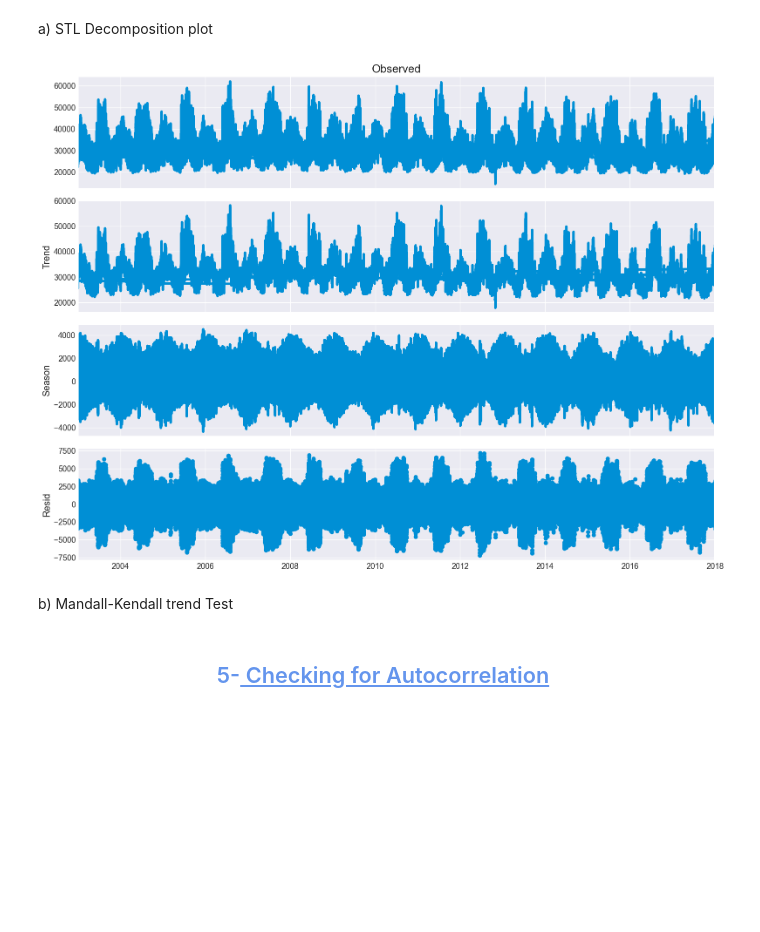
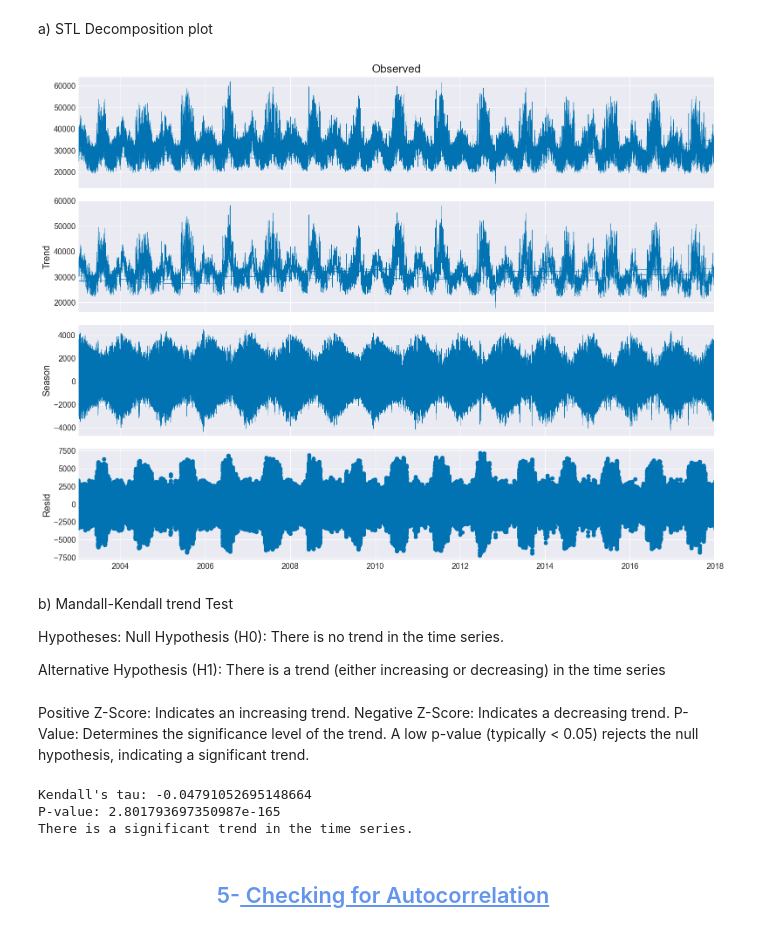
Before and after one commit to Pollybs/energy_consumption_time_series, a Jupyter notebook: energy_consumption_time_sries_forecasting.ipynb, the cells around one changed output. Drawn from its saved outputs; the diff is of its cells as text; code cells hidden in the pictures; blank space fills up the shorter version.

```diff
--- a/energy_consumption_time_sries_forecasting.ipynb
+++ b/energy_consumption_time_sries_forecasting.ipynb
@@ -25,6 +25,8 @@ from sklearn.metrics import mean_squared_error, mean_absolute_error
 plt.style.use('fivethirtyeight')
 
 from statsmodels.tsa.stattools import adfuller, kpss, zivot_andrews
+
+sns.set_palette("colorblind")
 # %%
 from pandas.plotting import register_matplotlib_converters #Seasonal-Trend decomposition using LOESS (STL)
 # %%
@@ -205,18 +196,49 @@ sns.set_style("darkgrid")
 plt.rc("figure", figsize=(16, 12))
 plt.rc("font", size=13)
 # %%
-
+import matplotlib.pyplot as plt
 from statsmodels.tsa.seasonal import STL
 
-
 res = STL(df, period=12).fit()
-res.plot()
-plt.savefig('plots/STL.png',dpi=300, bbox_inches='tight' )
+fig = res.plot()
+for ax in fig.axes:
+    for line in ax.get_lines():
+        line.set_linewidth(0.5)
+plt.savefig('plots/STL.png', dpi=300, bbox_inches='tight')
 plt.show()
 # %% [output]
-[figure, old version]
+[figure, new version]
-# %% [markdown]
-b) Mandall-Kendall trend Test
+# %% [markdown]
+b) Mandall-Kendall trend Test
+
+Hypotheses:
+Null Hypothesis (H0): There is no trend in the time series.
+
+Alternative Hypothesis (H1): There is a trend (either increasing or decreasing) in the time series
+# %% [markdown]
+Positive Z-Score: Indicates an increasing trend.
+Negative Z-Score: Indicates a decreasing trend.
+P-Value: Determines the significance level of the trend. A low p-value (typically < 0.05) rejects the null hypothesis, indicating a significant trend.
+# %%
+from scipy.stats import kendalltau
+
+# Sample time series data
+data = df['pjme_mw']
+
+# Perform the Mann-Kendall trend test
+tau, p_value = kendalltau(data.index, data)
+
+print(f"Kendall's tau: {tau}")
+print(f"P-value: {p_value}")
+
+if p_value < 0.05:
+    print("There is a significant trend in the time series.")
+else:
+    print("No significant trend detected in the time series.")
+# %% [output]
+Kendall's tau: -0.04791052695148664
+P-value: 2.801793697350987e-165
+There is a significant trend in the time series.
 # %% [markdown]
 ## <center><font color='CornflowerBlue'>5-<ins> Checking for Autocorrelation <font color='CornflowerBlue'><ins><center>
 # %% [markdown]
```
Also changed, not shown: parts of 17 cells of this notebook, 9 other files.
